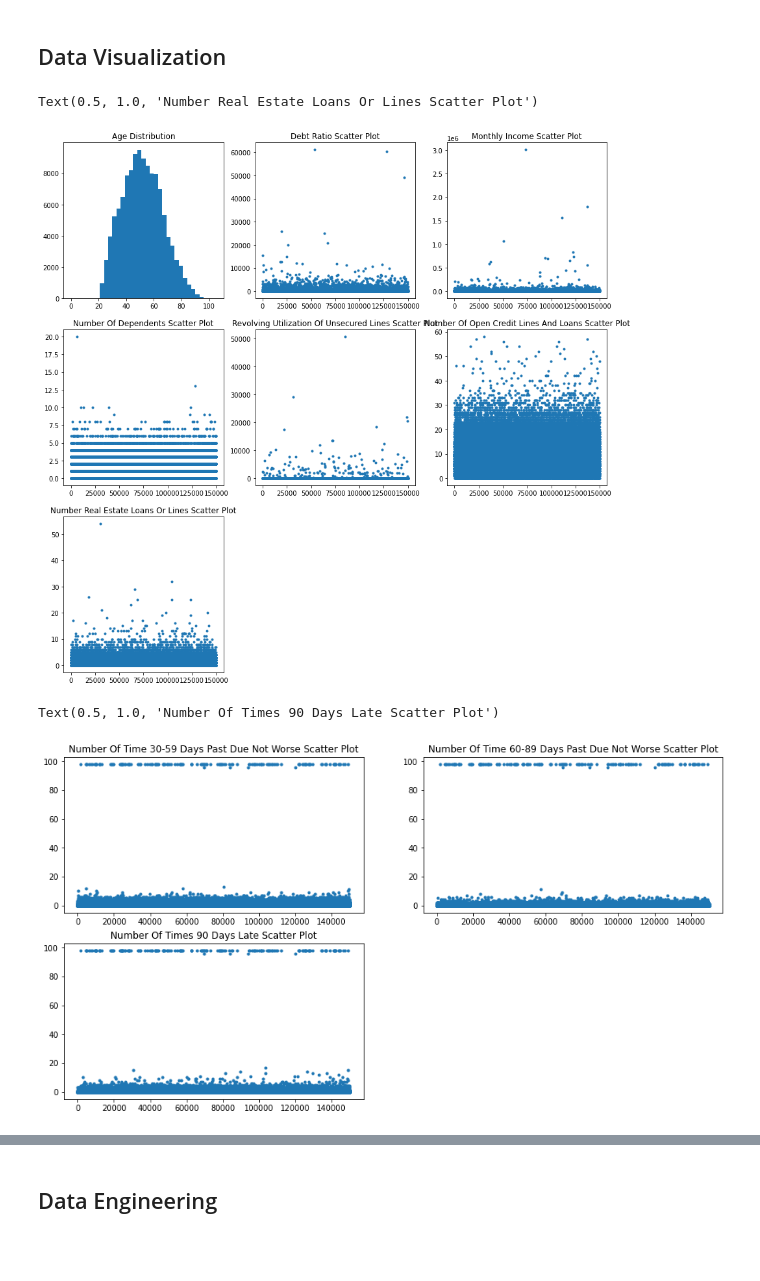
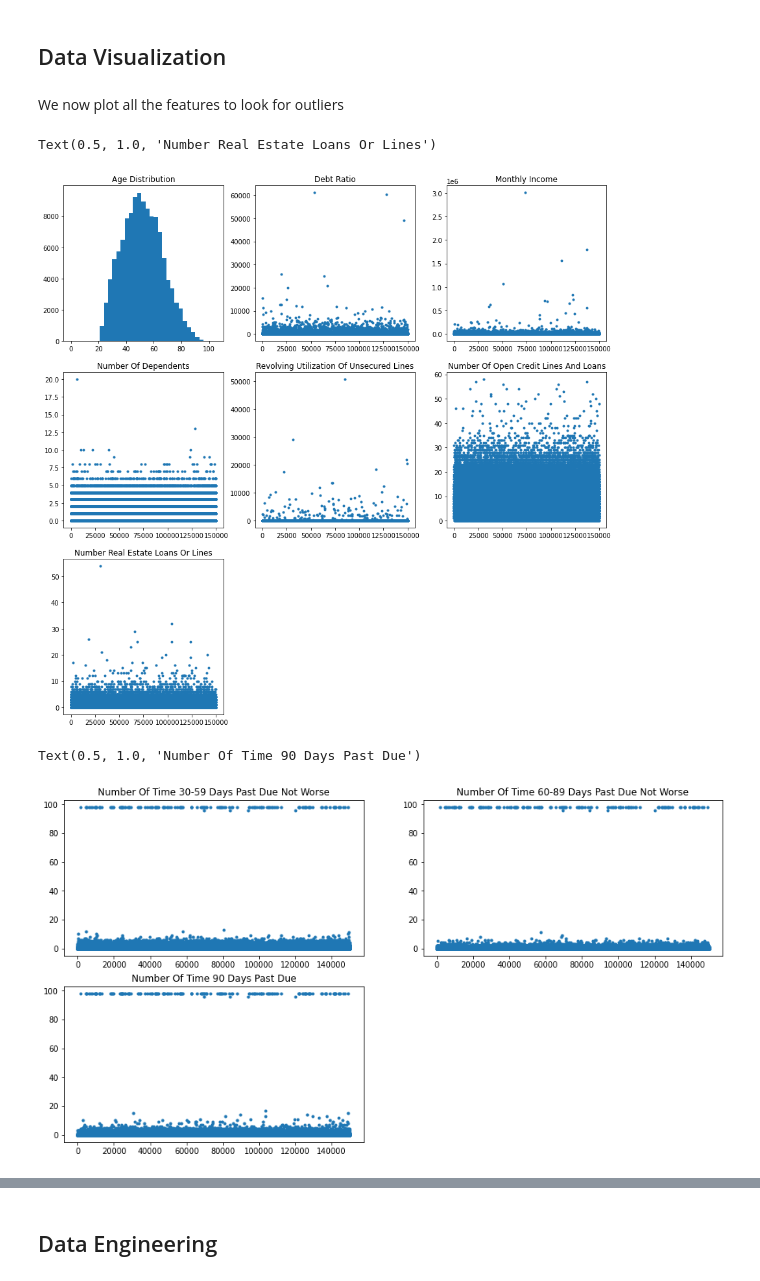
Before and after one commit to tanujmath/CreditGuard, a Jupyter notebook: data-cleaning.ipynb, the cells around one changed output, grey strips where cells are left out. Saved outputs shown, nothing was run; the diff lists cells and outputs as text; code cells hidden in the pictures; blank space fills up the shorter version.

```diff
--- a/data-cleaning.ipynb
+++ b/data-cleaning.ipynb
@@ -45,39 +54,41 @@ After dropping NA, size of df = (120269, 12)
 After deleting rows with zero age, size of df = (120268, 12)
 # %% [markdown]
 ## Data Visualization
+# %% [markdown]
+We now plot all the features to look for outliers
 # %%
 f = plt.figure(figsize=(15,15))
 ax = f.add_subplot(331)
 ax2 = f.add_subplot(332)
 ax3 = f.add_subplot(333)
 ax4 = f.add_subplot(334)
 ax5 = f.add_subplot(335)
 ax6 = f.add_subplot(336)
 ax7 = f.add_subplot(337)
 
 ax.hist(df['age'], bins=[3*i for i in range(36)])
 ax.set_title('Age Distribution')
 
 ax2.scatter(df['ID'],df['DebtRatio'],marker='.')
-ax2.set_title('Debt Ratio Scatter Plot')
+ax2.set_title('Debt Ratio')
 
 ax3.scatter(df['ID'],df['MonthlyIncome'],marker='.')
-ax3.set_title('Monthly Income Scatter Plot')
+ax3.set_title('Monthly Income')
 
 ax4.scatter(df['ID'],df['NumberOfDependents'],marker='.')
-ax4.set_title('Number Of Dependents Scatter Plot')
+ax4.set_title('Number Of Dependents')
 
 ax5.scatter(df['ID'],df['RevolvingUtilizationOfUnsecuredLines'],marker='.')
-ax5.set_title('Revolving Utilization Of Unsecured Lines Scatter Plot')
+ax5.set_title('Revolving Utilization Of Unsecured Lines')
 
 ax6.scatter(df['ID'],df['NumberOfOpenCreditLinesAndLoans'],marker='.')
-ax6.set_title('Number Of Open Credit Lines And Loans Scatter Plot')
+ax6.set_title('Number Of Open Credit Lines And Loans')
 
 ax7.scatter(df['ID'],df['NumberRealEstateLoansOrLines'],marker='.')
-ax7.set_title('Number Real Estate Loans Or Lines Scatter Plot')
+ax7.set_title('Number Real Estate Loans Or Lines')
 # %% [output]
-Text(0.5, 1.0, 'Number Real Estate Loans Or Lines Scatter Plot')
+Text(0.5, 1.0, 'Number Real Estate Loans Or Lines')
-[figure, old version]
+[figure, new version]
 # %%
 f = plt.figure(figsize=(15,8))
 ax = f.add_subplot(221)
@@ -85,13 +96,13 @@ ax2 = f.add_subplot(222)
 ax3 = f.add_subplot(223)
 
 ax.scatter(df['ID'],df['NumberOfTime30-59DaysPastDueNotWorse'],marker='.')
-ax.set_title('Number Of Time 30-59 Days Past Due Not Worse Scatter Plot')
+ax.set_title('Number Of Time 30-59 Days Past Due Not Worse')
 
 ax2.scatter(df['ID'],df['NumberOfTime60-89DaysPastDueNotWorse'],marker='.')
-ax2.set_title('Number Of Time 60-89 Days Past Due Not Worse Scatter Plot')
+ax2.set_title('Number Of Time 60-89 Days Past Due Not Worse')
 
 ax3.scatter(df['ID'],df['NumberOfTimes90DaysLate'],marker='.')
-ax3.set_title('Number Of Times 90 Days Late Scatter Plot')
+ax3.set_title('Number Of Time 90 Days Past Due')
 # %% [output]
-Text(0.5, 1.0, 'Number Of Times 90 Days Late Scatter Plot')
+Text(0.5, 1.0, 'Number Of Time 90 Days Past Due')
-[figure, old version]
+[figure, new version]
```
Also changed, not shown: parts of 23 cells of this notebook, 1 other file.
